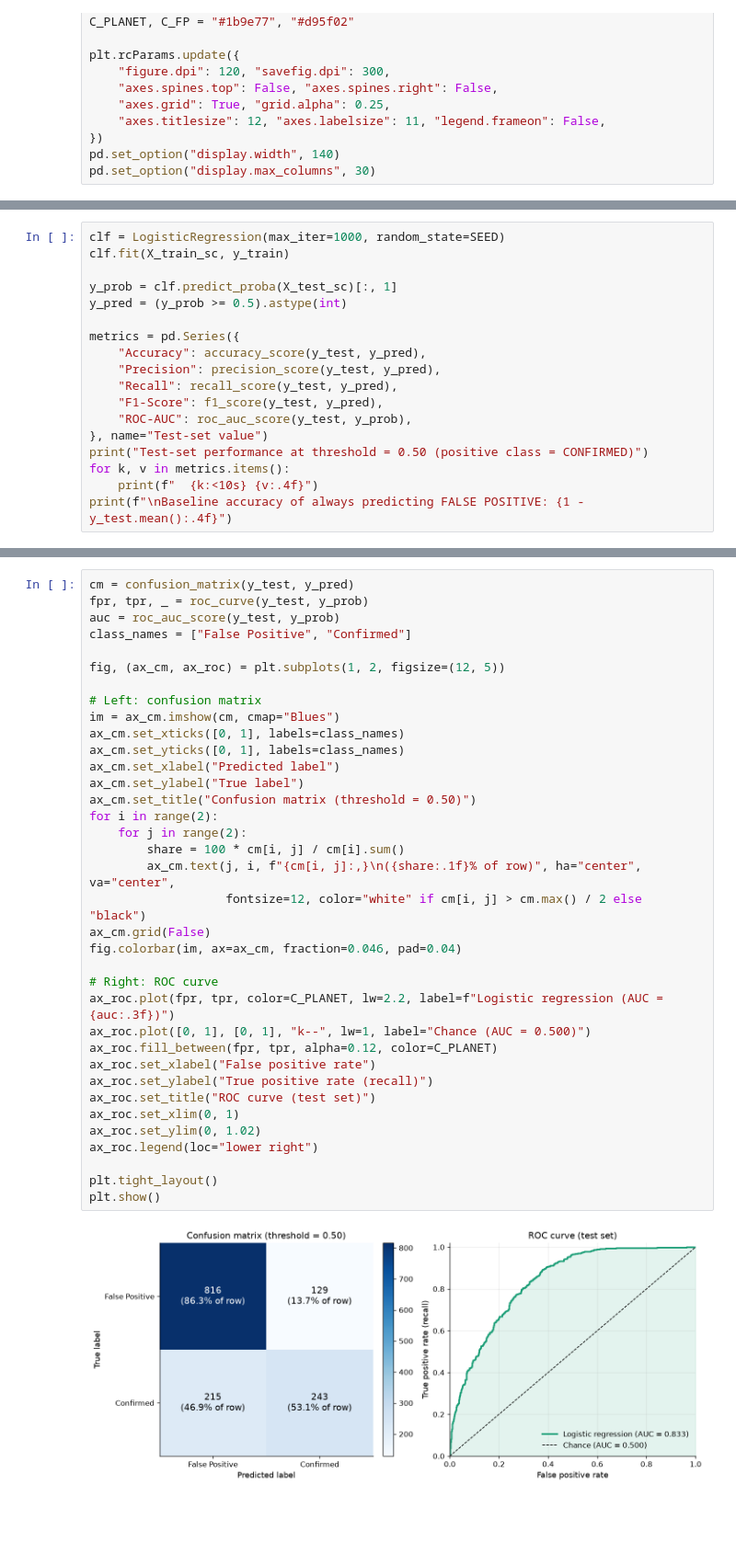
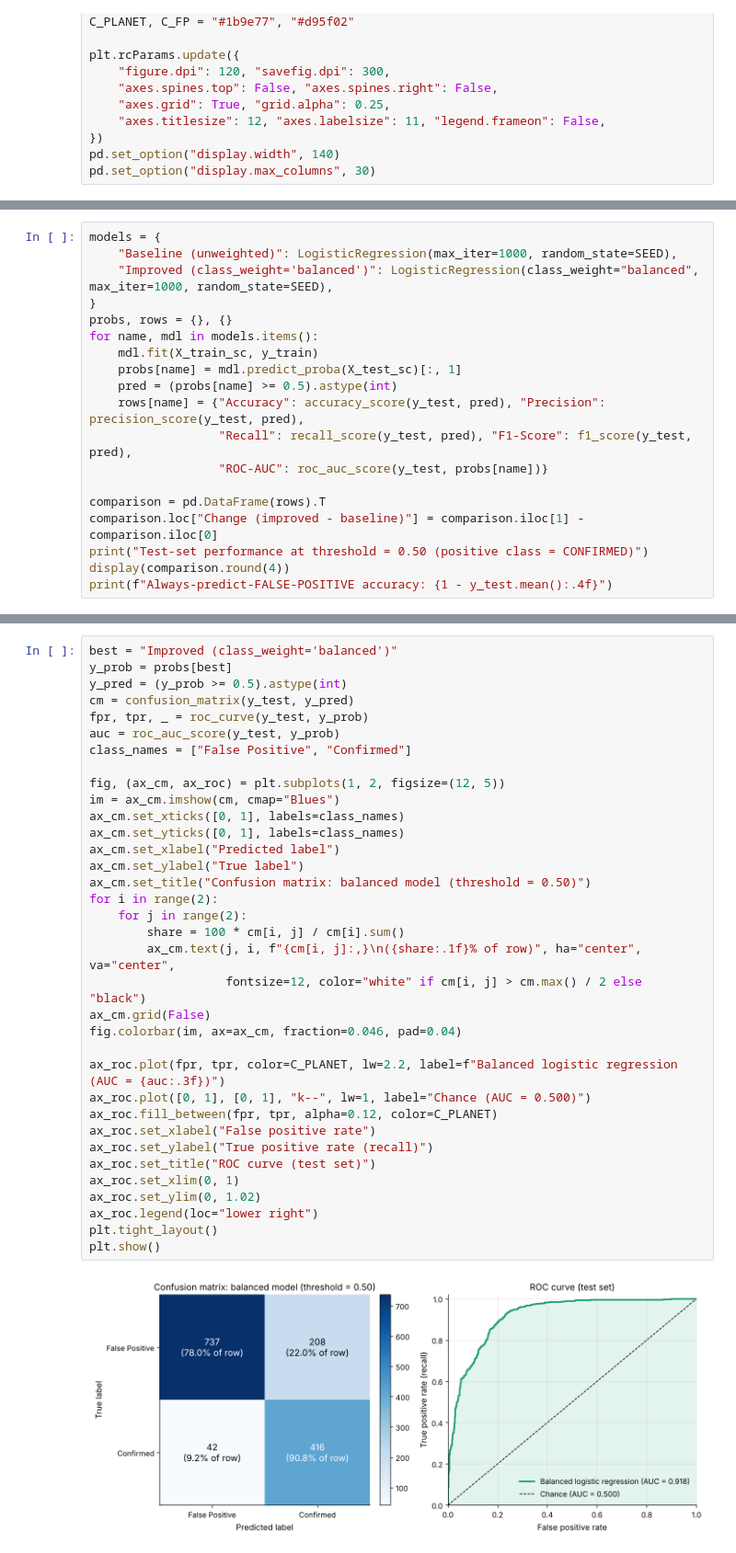
Before and after one commit to PragatiChauhan0-0/NEC_Kepler, a Jupyter notebook: kepler_exoplanet_vetting.ipynb, the cells around one changed output, grey strips where cells are left out. Shown at 92% size. Cells and saved outputs as stored; diff of their text form; blank space fills up the shorter version.

```diff
--- a/kepler_exoplanet_vetting.ipynb
+++ b/kepler_exoplanet_vetting.ipynb
@@ -505,20 +377,21 @@ We now fit `sklearn.linear_model.LogisticRegression` on the same scaled training
 # %%
-clf = LogisticRegression(max_iter=1000, random_state=SEED)
-clf.fit(X_train_sc, y_train)
+models = {
+    "Baseline (unweighted)": LogisticRegression(max_iter=1000, random_state=SEED),
+    "Improved (class_weight='balanced')": LogisticRegression(class_weight="balanced", max_iter=1000, random_state=SEED),
+}
+probs, rows = {}, {}
+for name, mdl in models.items():
+    mdl.fit(X_train_sc, y_train)
+    probs[name] = mdl.predict_proba(X_test_sc)[:, 1]
+    pred = (probs[name] >= 0.5).astype(int)
+    rows[name] = {"Accuracy": accuracy_score(y_test, pred), "Precision": precision_score(y_test, pred),
+                  "Recall": recall_score(y_test, pred), "F1-Score": f1_score(y_test, pred),
+                  "ROC-AUC": roc_auc_score(y_test, probs[name])}
 
-y_prob = clf.predict_proba(X_test_sc)[:, 1]
-y_pred = (y_prob >= 0.5).astype(int)
-
-metrics = pd.Series({
-    "Accuracy": accuracy_score(y_test, y_pred),
-    "Precision": precision_score(y_test, y_pred),
-    "Recall": recall_score(y_test, y_pred),
-    "F1-Score": f1_score(y_test, y_pred),
-    "ROC-AUC": roc_auc_score(y_test, y_prob),
-}, name="Test-set value")
+comparison = pd.DataFrame(rows).T
+comparison.loc["Change (improved - baseline)"] = comparison.iloc[1] - comparison.iloc[0]
 print("Test-set performance at threshold = 0.50 (positive class = CONFIRMED)")
-for k, v in metrics.items():
-    print(f"  {k:<10s} {v:.4f}")
-print(f"\nBaseline accuracy of always predicting FALSE POSITIVE: {1 - y_test.mean():.4f}")
+display(comparison.round(4))
+print(f"Always-predict-FALSE-POSITIVE accuracy: {1 - y_test.mean():.4f}")
 # %% [output]
 Test-set performance at threshold = 0.50 (positive class = CONFIRMED)
@@ -534,38 +403,37 @@ Baseline accuracy of always predicting FALSE POSITIVE: 0.6736
 # %%
+best = "Improved (class_weight='balanced')"
+y_prob = probs[best]
+y_pred = (y_prob >= 0.5).astype(int)
 cm = confusion_matrix(y_test, y_pred)
 fpr, tpr, _ = roc_curve(y_test, y_prob)
 auc = roc_auc_score(y_test, y_prob)
 class_names = ["False Positive", "Confirmed"]
 
 fig, (ax_cm, ax_roc) = plt.subplots(1, 2, figsize=(12, 5))
-
-# Left: confusion matrix
 im = ax_cm.imshow(cm, cmap="Blues")
 ax_cm.set_xticks([0, 1], labels=class_names)
 ax_cm.set_yticks([0, 1], labels=class_names)
 ax_cm.set_xlabel("Predicted label")
 ax_cm.set_ylabel("True label")
-ax_cm.set_title("Confusion matrix (threshold = 0.50)")
+ax_cm.set_title("Confusion matrix: balanced model (threshold = 0.50)")
 for i in range(2):
     for j in range(2):
         share = 100 * cm[i, j] / cm[i].sum()
         ax_cm.text(j, i, f"{cm[i, j]:,}\n({share:.1f}% of row)", ha="center", va="center",
                    fontsize=12, color="white" if cm[i, j] > cm.max() / 2 else "black")
 ax_cm.grid(False)
 fig.colorbar(im, ax=ax_cm, fraction=0.046, pad=0.04)
 
-# Right: ROC curve
-ax_roc.plot(fpr, tpr, color=C_PLANET, lw=2.2, label=f"Logistic regression (AUC = {auc:.3f})")
+ax_roc.plot(fpr, tpr, color=C_PLANET, lw=2.2, label=f"Balanced logistic regression (AUC = {auc:.3f})")
 ax_roc.plot([0, 1], [0, 1], "k--", lw=1, label="Chance (AUC = 0.500)")
 ax_roc.fill_between(fpr, tpr, alpha=0.12, color=C_PLANET)
 ax_roc.set_xlabel("False positive rate")
 ax_roc.set_ylabel("True positive rate (recall)")
 ax_roc.set_title("ROC curve (test set)")
 ax_roc.set_xlim(0, 1)
 ax_roc.set_ylim(0, 1.02)
 ax_roc.legend(loc="lower right")
-
 plt.tight_layout()
 plt.show()
 # %% [output]
-[figure, old version]
+[figure, new version]
```
Also changed, not shown: parts of 46 cells of this notebook.
